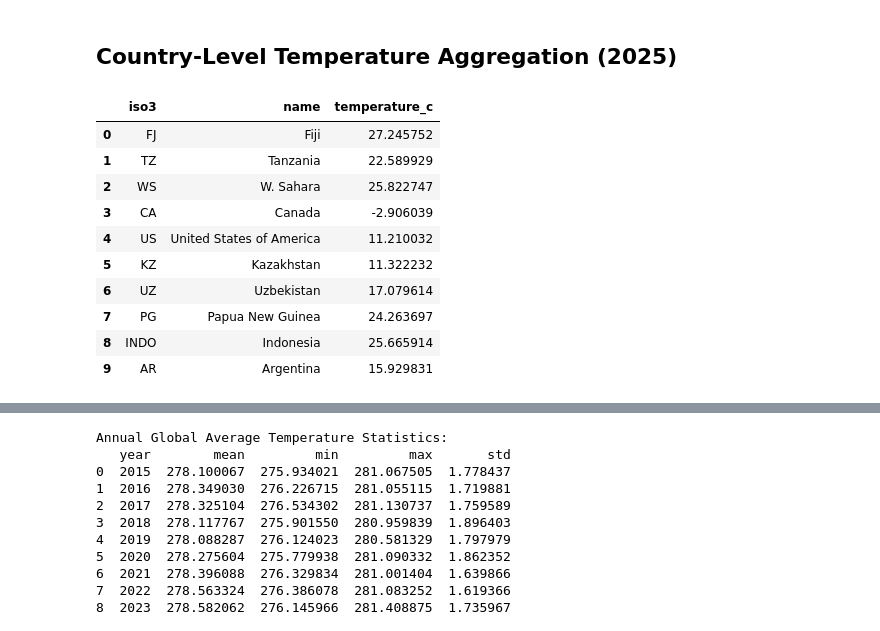
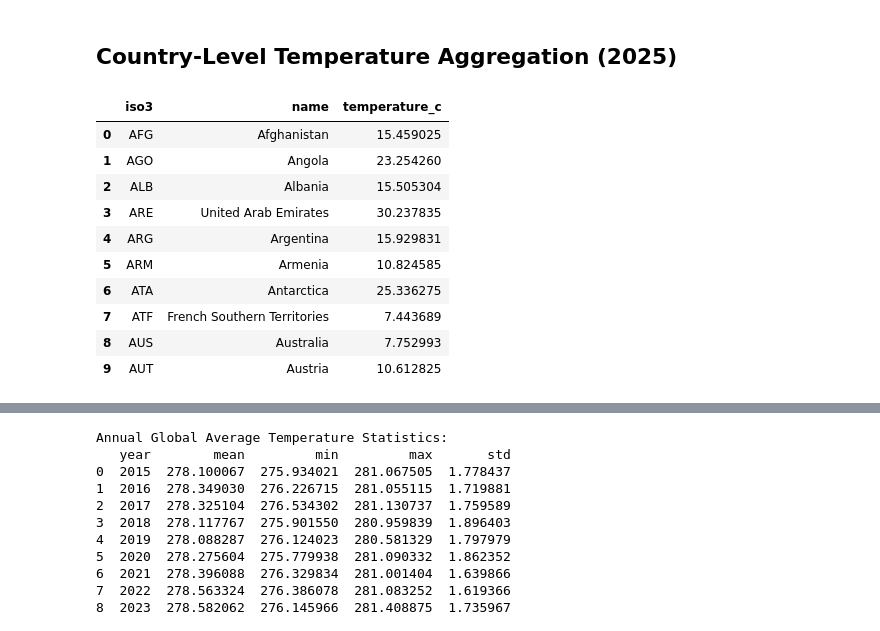
Before and after one commit to VivianChencwy/Proj3_Vivian, a Jupyter notebook: basic_search_and_load_colab.ipynb, the cells around one changed output, grey strips where cells are left out. Cells and saved outputs as stored; diff of their text form; code cells hidden in the pictures.

```diff
--- a/basic_search_and_load_colab.ipynb
+++ b/basic_search_and_load_colab.ipynb
@@ -103,50 +104,75 @@ Valid data points: 55296
 # %%
 # Compute area-weighted mean surface air temperature per country for 2025
 os.environ.setdefault('REGIONMASK_NE_ENGINE', 'pyogrio')
 countries_regions = regionmask.defined_regions.natural_earth_v5_0_0.countries_110
+country_converter = coco.CountryConverter()
+manually_mapped_iso3 = {
+    'Fr. S. Antarctic Lands': 'ATF',
+}
 
 # Average tas across all months in 2025
 tas_2025 = df.tas.sel(time=slice('2025-01-01', '2025-12-31')).mean(dim='time')
 
 # Create latitude-based cosine weights (approximate grid cell area weights)
 lat_weights = xr.apply_ufunc(np.cos, np.deg2rad(tas_2025.lat))
 lat_weights = lat_weights / lat_weights.mean()
 weights = lat_weights.broadcast_like(tas_2025)
 
-# Build a 3D mask (region, lat, lon) and compute weighted means
+# Build a 3D mask (region, lat, lon) and accumulate weighted sums
 mask_3d = countries_regions.mask_3D(tas_2025)
 weighted_sum = (tas_2025 * weights * mask_3d).sum(dim=('lat', 'lon'))
 weight_totals = (weights * mask_3d).sum(dim=('lat', 'lon'))
-country_means_kelvin = weighted_sum / weight_totals
 
-# Convert to Celsius for readability
-country_means_celsius = country_means_kelvin - 273.15
+weighted_sum_by_iso = {}
+weight_total_by_iso = {}
+display_name_by_iso = {}
 
-# Assemble a DataFrame for inspection
+num_regions = weighted_sum.sizes.get('region', 0)
+for idx in range(num_regions):
+    name = countries_regions.names[idx] if idx < len(countries_regions.names) else None
+    iso3 = None
+    if name:
+        iso3 = manually_mapped_iso3.get(name)
+        if iso3 is None:
+            iso3 = country_converter.convert(name, to='ISO3', not_found=None)
+    if iso3 in (None, '', '-99'):
+        continue
+
+    ws = weighted_sum.isel(region=idx).item()
+    wt = weight_totals.isel(region=idx).item()
+    if np.isnan(ws) or np.isnan(wt) or wt == 0:
+        continue
+
+    weighted_sum_by_iso[iso3] = weighted_sum_by_iso.get(iso3, 0.0) + ws
+    weight_total_by_iso[iso3] = weight_total_by_iso.get(iso3, 0.0) + wt
+    if iso3 not in display_name_by_iso:
+        display_name_by_iso[iso3] = country_converter.convert(iso3, to='name_short')
+
 records = []
-num_regions = country_means_celsius.sizes.get('region', 0)
-for idx in range(num_regions):
-    iso3 = countries_regions.abbrevs[idx] if idx < len(countries_regions.abbrevs) else None
-    name = countries_regions.names[idx] if idx < len(countries_regions.names) else None
-    value = country_means_celsius.isel(region=idx).item()
-    if iso3 in (None, '', '-99') or np.isnan(value):
-        continue
-    records.append({'iso3': iso3, 'name': name, 'temperature_c': float(value)})
+for iso3, ws in weighted_sum_by_iso.items():
+    wt = weight_total_by_iso[iso3]
+    mean_kelvin = ws / wt
+    mean_celsius = mean_kelvin - 273.15
+    records.append({
+        'iso3': iso3,
+        'name': display_name_by_iso.get(iso3, iso3),
+        'temperature_c': float(mean_celsius)
+    })
 
-country_summary_df = pd.DataFrame(records).reset_index(drop=True)
+country_summary_df = pd.DataFrame(records).sort_values('iso3').reset_index(drop=True)
 country_summary_df.head(10)
 # %% [output]
 |  | iso3 | name | temperature_c |
-| 0 | FJ | Fiji | 27.245752 |
-| 1 | TZ | Tanzania | 22.589929 |
-| 2 | WS | W. Sahara | 25.822747 |
-| 3 | CA | Canada | -2.906039 |
-| 4 | US | United States of America | 11.210032 |
-| 5 | KZ | Kazakhstan | 11.322232 |
-| 6 | UZ | Uzbekistan | 17.079614 |
-| 7 | PG | Papua New Guinea | 24.263697 |
-| 8 | INDO | Indonesia | 25.665914 |
-| 9 | AR | Argentina | 15.929831 |
+| 0 | AFG | Afghanistan | 15.459025 |
+| 1 | AGO | Angola | 23.254260 |
+| 2 | ALB | Albania | 15.505304 |
+| 3 | ARE | United Arab Emirates | 30.237835 |
+| 4 | ARG | Argentina | 15.929831 |
+| 5 | ARM | Armenia | 10.824585 |
+| 6 | ATA | Antarctica | 25.336275 |
+| 7 | ATF | French Southern Territories | 7.443689 |
+| 8 | AUS | Australia | 7.752993 |
+| 9 | AUT | Austria | 10.612825 |
 # %%
 # Export ISO3 -> temperature mapping (Celsius) for the web visualization
 output_dir = Path('docs/data')
```
Also changed, not shown: parts of 2 cells of this notebook, 4 other files.
